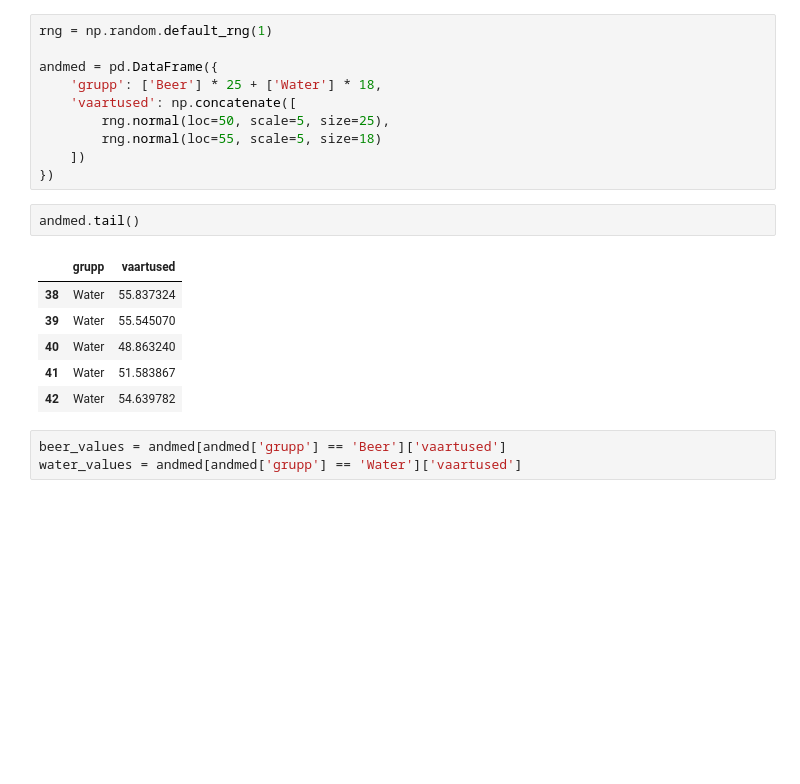
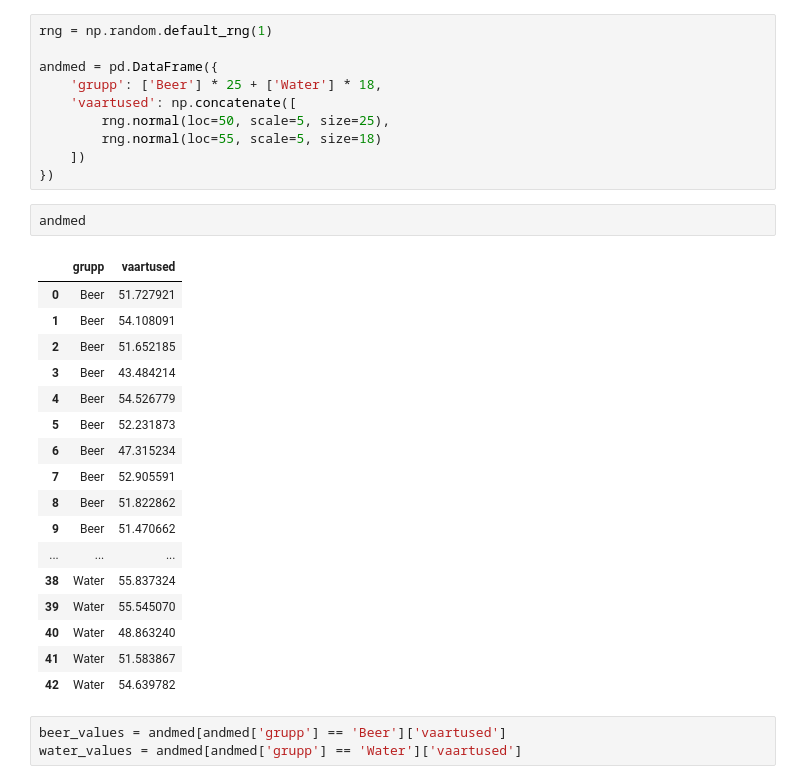
Before and after one commit to saskia002/andmeteaduse-meetodid, a Jupyter notebook: kodutööd/6/ATM2025_kodutoo_6.ipynb, the cells around one changed output. Cells and saved outputs as stored; diff of their text form; blank space fills up the shorter version.

```diff
--- a/kodutööd/6/ATM2025_kodutoo_6.ipynb
+++ b/kodutööd/6/ATM2025_kodutoo_6.ipynb
@@ -903,9 +910,20 @@ andmed = pd.DataFrame({
 	])
 })
 # %%
-andmed.tail()
+andmed
 # %% [output]
 |  | grupp | vaartused |
+| 0 | Beer | 51.727921 |
+| 1 | Beer | 54.108091 |
+| 2 | Beer | 51.652185 |
+| 3 | Beer | 43.484214 |
+| 4 | Beer | 54.526779 |
+| 5 | Beer | 52.231873 |
+| 6 | Beer | 47.315234 |
+| 7 | Beer | 52.905591 |
+| 8 | Beer | 51.822862 |
+| 9 | Beer | 51.470662 |
+| ... | ... | ... |
 | 38 | Water | 55.837324 |
 | 39 | Water | 55.545070 |
 | 40 | Water | 48.863240 |
```
Also changed, not shown: parts of 12 cells of this notebook.
